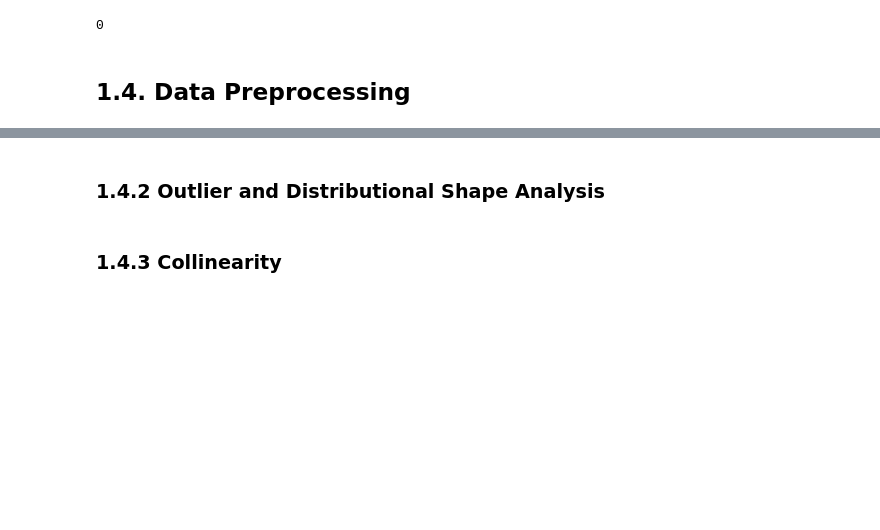
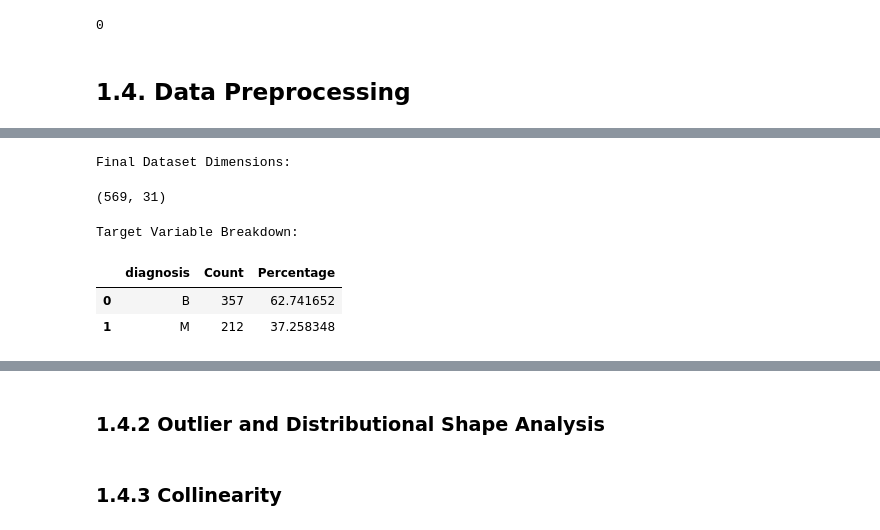
Before and after one commit to JohnPaulinePineda/Portfolio_Project_63, a Jupyter notebook: codes/DetectingAndAnalyzingMachineLearningModelDriftUsingOpenSourceMonitoringTools.ipynb, the cells around one changed output, grey strips where cells are left out. Cells and saved outputs as stored; diff of their text form; code cells hidden in the pictures; blank space fills up the shorter version.

Commit message:
Formulated the Python Notebook
Updated Data Splitting

```diff
--- a/codes/DetectingAndAnalyzingMachineLearningModelDriftUsingOpenSourceMonitoringTools.ipynb
+++ b/codes/DetectingAndAnalyzingMachineLearningModelDriftUsingOpenSourceMonitoringTools.ipynb
@@ -711,0 +775,30 @@ len(categorical_column_quality_summary[(categorical_column_quality_summary['Uniq
+# %%
+##################################
+# Creating a dataset copy
+# of the original data
+##################################
+breast_cancer_baseline = breast_cancer.copy()
+# %%
+##################################
+# Performing a general exploration
+# of the baseline dataset
+##################################
+print('Final Dataset Dimensions: ')
+display(breast_cancer_baseline.shape)
+# %% [output]
+Final Dataset Dimensions:
+(569, 31)
+# %%
+##################################
+# Obtaining the distribution of
+# of the target variable
+##################################
+print('Target Variable Breakdown: ')
+breast_cancer_breakdown = breast_cancer_baseline.groupby('diagnosis', observed=True).size().reset_index(name='Count')
+breast_cancer_breakdown['Percentage'] = (breast_cancer_breakdown['Count'] / len(breast_cancer_baseline)) * 100
+display(breast_cancer_breakdown)
+# %% [output]
+Target Variable Breakdown:
+|  | diagnosis | Count | Percentage |
+| 0 | B | 357 | 62.741652 |
+| 1 | M | 212 | 37.258348 |
```
Also changed, not shown: parts of 33 cells of this notebook, 7 other files.
